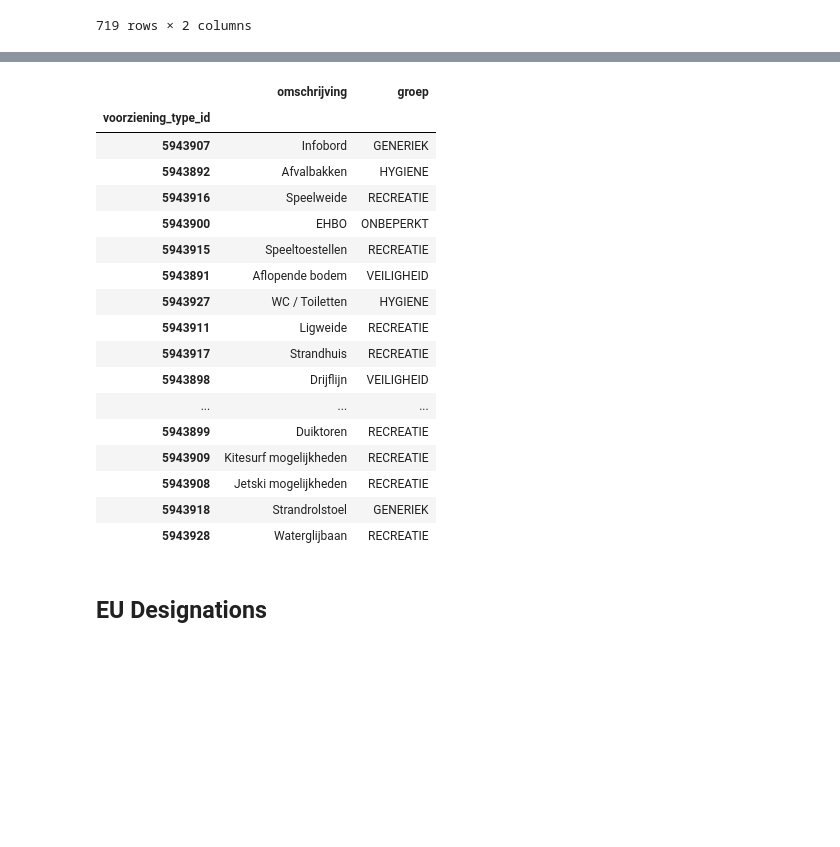
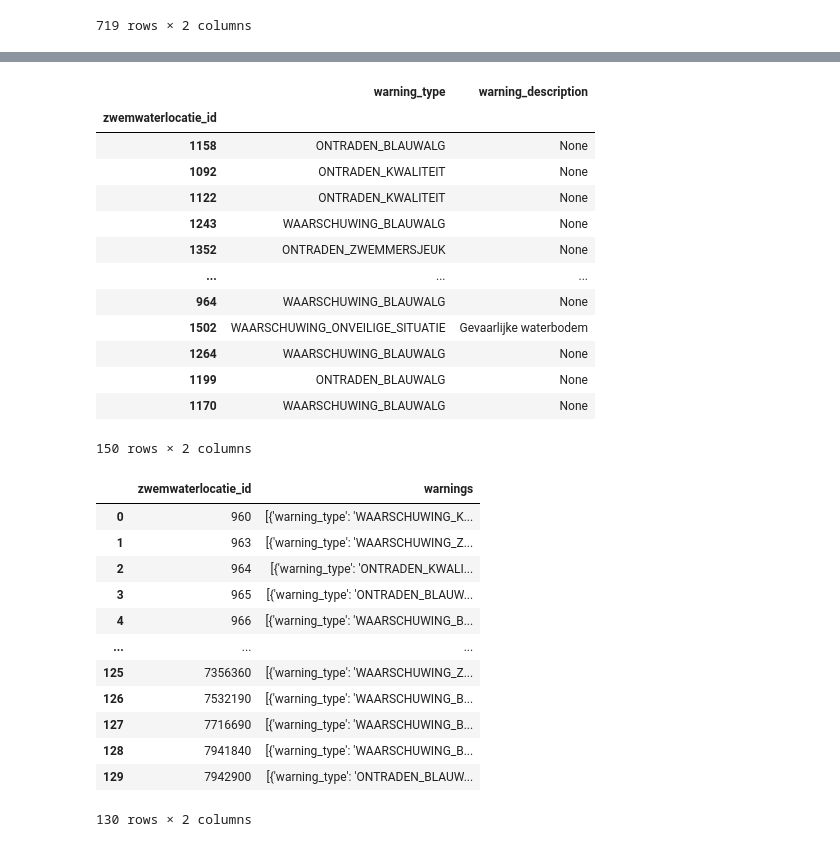
Before and after one commit to leonmelein/EUBathingWaterAPI, a Jupyter notebook: data/netherlands/NL-Datamodel.ipynb, the cells around one changed output, grey strips where cells are left out. Drawn from its saved outputs; the diff is of its cells as text; code cells hidden in the pictures; blank space fills up the shorter version.

```diff
--- a/data/netherlands/NL-Datamodel.ipynb
+++ b/data/netherlands/NL-Datamodel.ipynb
@@ -257,26 +280,46 @@ data
-# %%
-unique_amenities = zwemplek_voorziening.copy()
-unique_amenities = unique_amenities.drop_duplicates("code").drop(columns=['id', 'taal', 'zwemplek_id', 'zwemwaterlocatie_id', 'geometry'])
-unique_amenities = unique_amenities[['voorziening_type_id', 'omschrijving', 'groep']].set_index('voorziening_type_id')
-unique_amenities
-# %% [output]
-|  | omschrijving | groep |
-| voorziening_type_id |  |  |
-| 5943907 | Infobord | GENERIEK |
-| 5943892 | Afvalbakken | HYGIENE |
-| 5943916 | Speelweide | RECREATIE |
-| 5943900 | EHBO | ONBEPERKT |
-| 5943915 | Speeltoestellen | RECREATIE |
-| 5943891 | Aflopende bodem | VEILIGHEID |
-| 5943927 | WC / Toiletten | HYGIENE |
-| 5943911 | Ligweide | RECREATIE |
-| 5943917 | Strandhuis | RECREATIE |
-| 5943898 | Drijflijn | VEILIGHEID |
-| ... | ... | ... |
-| 5943899 | Duiktoren | RECREATIE |
-| 5943909 | Kitesurf mogelijkheden | RECREATIE |
-| 5943908 | Jetski mogelijkheden | RECREATIE |
-| 5943918 | Strandrolstoel | GENERIEK |
-| 5943928 | Waterglijbaan | RECREATIE |
-# %% [markdown]
-## EU Designations
+# %%
+preventative_measures = load_wfs_layer("zwr_public:zwemplek_maatregel")
+preventative_measures = preventative_measures.drop(columns=['id', 'bw_code', 'object_type', 'toelichtingstandaardextended', 'type', 'geometry', 'zwemplek_naam'])
+active_warnings = preventative_measures[(preventative_measures['objectbegintijd'] <= '2024-08-02')]
+active_warnings = active_warnings.drop(columns=['redeningetrokken', 'objectbegintijd', 'objecteindtijd', 'omschrijving', 'key_id'])
+active_warnings = active_warnings[[
+    'zwemwaterlocatie_id', 'toelichtingstandaard', 'toelichtingpubliek']
+]
+active_warnings.set_index('zwemwaterlocatie_id', inplace=True)
+active_warnings.rename(columns={
+    'toelichtingstandaard': 'warning_type',
+    'toelichtingpubliek': 'warning_description'
+}, inplace=True)
+active_warnings
+# %% [output]
+|  | warning_type | warning_description |
+| zwemwaterlocatie_id |  |  |
+| 1158 | ONTRADEN_BLAUWALG | None |
+| 1092 | ONTRADEN_KWALITEIT | None |
+| 1122 | ONTRADEN_KWALITEIT | None |
+| 1243 | WAARSCHUWING_BLAUWALG | None |
+| 1352 | ONTRADEN_ZWEMMERSJEUK | None |
+| ... | ... | ... |
+| 964 | WAARSCHUWING_BLAUWALG | None |
+| 1502 | WAARSCHUWING_ONVEILIGE_SITUATIE | Gevaarlijke waterbodem |
+| 1264 | WAARSCHUWING_BLAUWALG | None |
+| 1199 | ONTRADEN_BLAUWALG | None |
+| 1170 | WAARSCHUWING_BLAUWALG | None |
+150 rows × 2 columns
+# %%
+warnings = active_warnings.groupby(['zwemwaterlocatie_id'])[['warning_type','warning_description']].apply(lambda x: x.to_dict('records')).reset_index(name='warnings')
+warnings
+# %% [output]
+|  | zwemwaterlocatie_id | warnings |
+| 0 | 960 | [{'warning_type': 'WAARSCHUWING_K... |
+| 1 | 963 | [{'warning_type': 'WAARSCHUWING_Z... |
+| 2 | 964 | [{'warning_type': 'ONTRADEN_KWALI... |
+| 3 | 965 | [{'warning_type': 'ONTRADEN_BLAUW... |
+| 4 | 966 | [{'warning_type': 'WAARSCHUWING_B... |
+| ... | ... | ... |
+| 125 | 7356360 | [{'warning_type': 'WAARSCHUWING_Z... |
+| 126 | 7532190 | [{'warning_type': 'WAARSCHUWING_B... |
+| 127 | 7716690 | [{'warning_type': 'WAARSCHUWING_B... |
+| 128 | 7941840 | [{'warning_type': 'WAARSCHUWING_B... |
+| 129 | 7942900 | [{'warning_type': 'ONTRADEN_BLAUW... |
+130 rows × 2 columns
```
Also changed, not shown: parts of 30 cells of this notebook, 1 other file.
